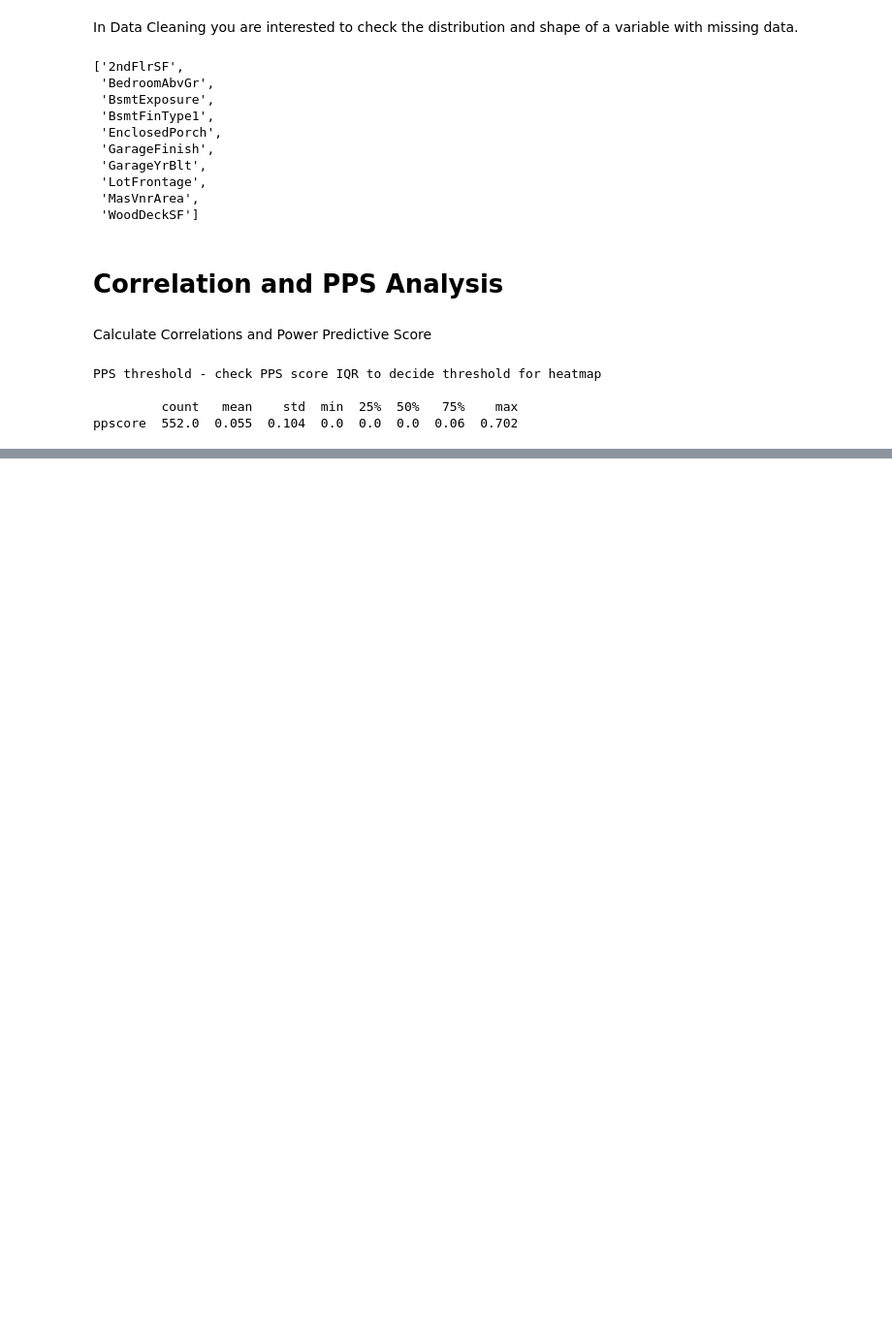
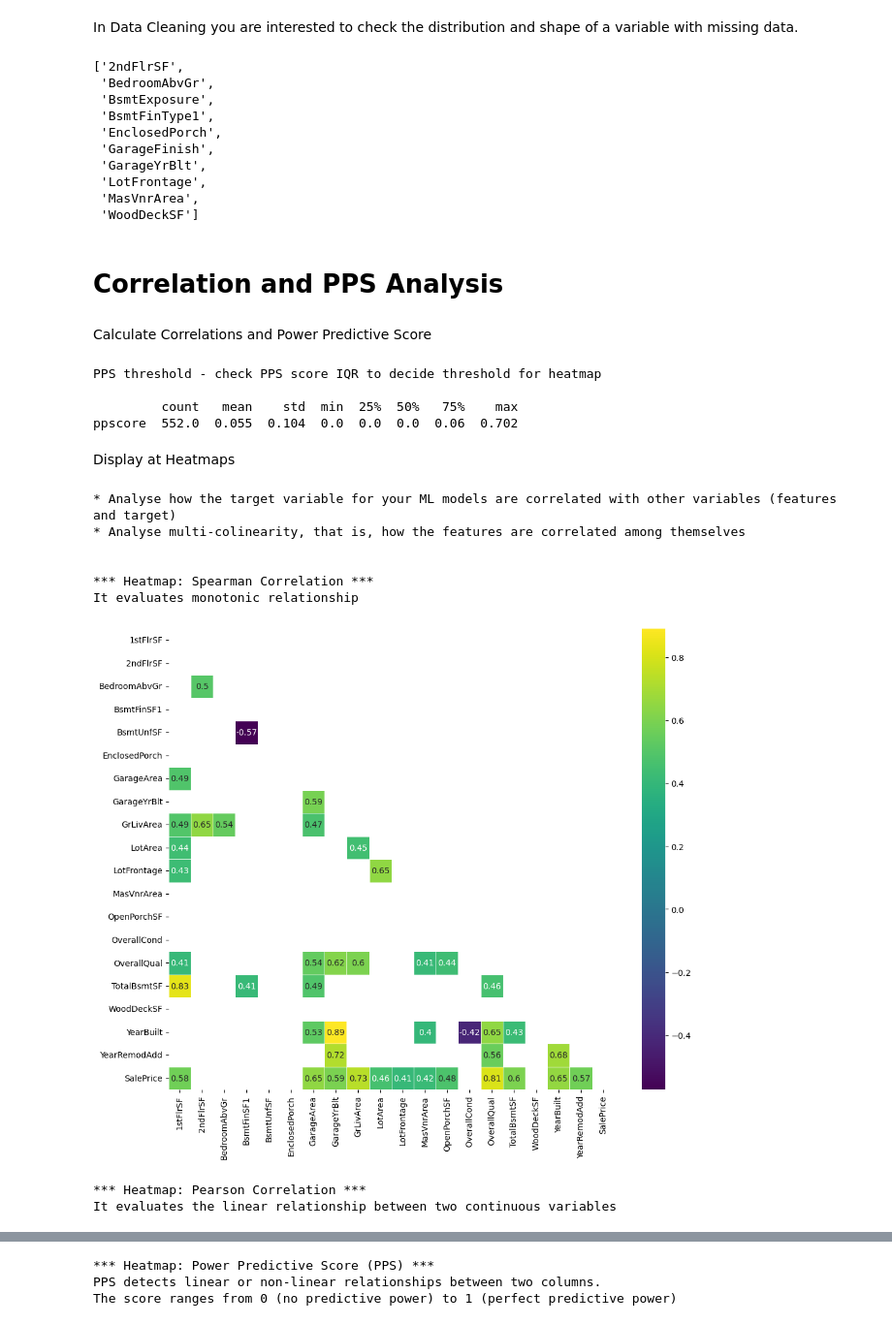
Before and after one commit to JohnStuartPhil/p5test, a Jupyter notebook: jupyter_notebooks/03 - DataCleaning.ipynb, the cells around one changed output, grey strips where cells are left out. Shown: that part at 97% size. Cells and saved outputs as stored; diff of their text form; code cells hidden in the pictures; blank space fills up the shorter version.

Commit message:
test heatmaps

```diff
--- a/jupyter_notebooks/03 - DataCleaning.ipynb
+++ b/jupyter_notebooks/03 - DataCleaning.ipynb
@@ -165,3 +165,21 @@ PPS threshold - check PPS score IQR to decide threshold for heatmap
 
          count   mean    std  min  25%  50%   75%    max
 ppscore  552.0  0.055  0.104  0.0  0.0  0.0  0.06  0.702
+# %% [markdown]
+Display at Heatmaps
+# %%
+DisplayCorrAndPPS(df_corr_pearson = df_corr_pearson,
+                  df_corr_spearman = df_corr_spearman,
+                  pps_matrix = pps_matrix,
+                  CorrThreshold = 0.4, PPS_Threshold =0.2,
+                  figsize=(12,10), font_annot=10)
+# %% [output]
+* Analyse how the target variable for your ML models are correlated with other variables (features and target)
+* Analyse multi-colinearity, that is, how the features are correlated among themselves
+
+
+*** Heatmap: Spearman Correlation ***
+It evaluates monotonic relationship
+[figure, added]
+*** Heatmap: Pearson Correlation ***
+It evaluates the linear relationship between two continuous variables
@@ -167,0 +187,3 @@ ppscore  552.0  0.055  0.104  0.0  0.0  0.0  0.06  0.702
+*** Heatmap: Power Predictive Score (PPS) ***
+PPS detects linear or non-linear relationships between two columns.
+The score ranges from 0 (no predictive power) to 1 (perfect predictive power)
```
Also changed, not shown: parts of 1 cell of this notebook.
